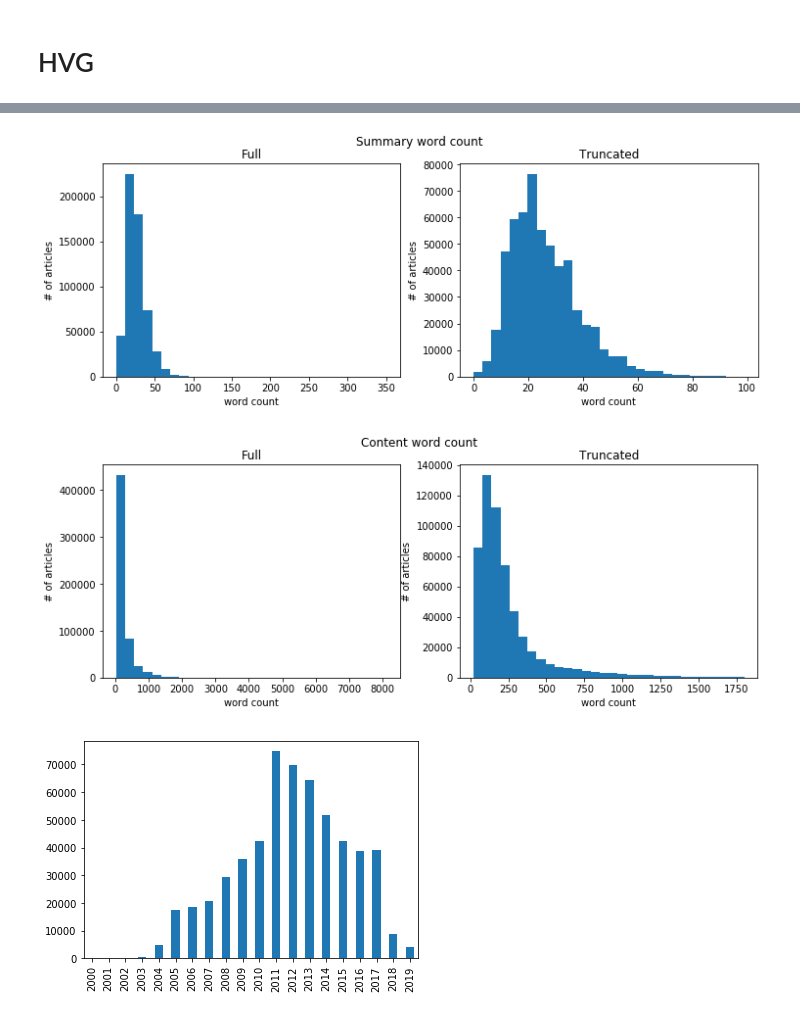
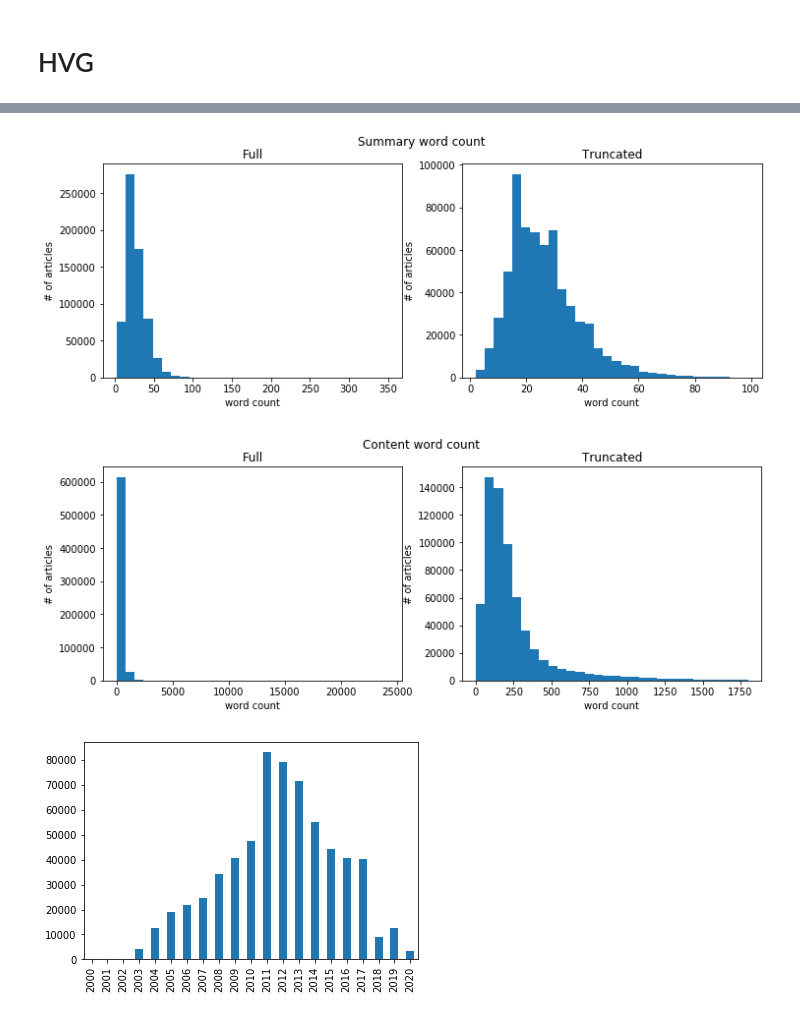
Before and after one commit to bana513/TextSummarization, a Jupyter notebook: visualization/basic_stats.ipynb, the cells around one changed output, grey strips where cells are left out. Cells and saved outputs as stored; diff of their text form; code cells hidden in the pictures.

```diff
--- a/visualization/basic_stats.ipynb
+++ b/visualization/basic_stats.ipynb
@@ -9,10 +12,10 @@ import matplotlib.pyplot as plt
 data_path = 'D:\\Data\\text_summarization\\'
 # %%
 def count_words(row):
-    return len(re.findall(r'\w+', row.summary)), len(re.findall(r'\w+', row.content))
+    return len(re.findall(r'\w+', row.description)), len(re.findall(r'\w+', row.content))
 # %% [markdown]
 # HVG
 # %%
-df_hvg = pd.read_csv(data_path + 'hvg.csv')
+df_hvg = pd.read_csv(data_path + 'hvg.csv', index_col=0)
 df_hvg.shape
 # %% [output]
@@ -36,6 +39,6 @@ df_word_counts = pd.DataFrame({'summary_word_count': summary_word_counts,
                                'content_word_count': content_word_counts})
 df_hvg = pd.concat([df_hvg, df_word_counts], axis=1)
 # %%
-df_hvg['summary_ratio'] = df_hvg['summary_len'] / df_hvg['content_len']
+df_hvg['summary_ratio'] = df_hvg.summary_word_count / df_hvg.content_word_count
 # %%
 plt.figure(figsize=(12,4))
@@ -104,7 +74,7 @@ plt.xlabel('word count')
 plt.ylabel('# of articles')
 plt.hist(df_hvg[df_hvg.summary_word_count < 100].summary_word_count, bins=30);
 # %% [output]
-[figure, old version]
+[figure, new version]
 # %%
 plt.figure(figsize=(12,4))
 plt.suptitle('Content word count')
@@ -121,10 +91,10 @@ plt.xlabel('word count')
 plt.ylabel('# of articles')
 plt.hist(df_hvg[df_hvg.content_word_count < 1800].content_word_count, bins=30);
 # %% [output]
-[figure, old version]
+[figure, new version]
 # %%
-df_hvg.datetime = pd.to_datetime(df_hvg.datetime, utc=True)
-years = df_hvg.datetime.dt.to_period('Y')
+df_hvg.published_time = pd.to_datetime(df_hvg.published_time, utc=True)
+years = df_hvg.published_time.dt.to_period('Y')
 years.value_counts().sort_index().plot(kind='bar');
 # %% [output]
-[figure, old version]
+[figure, new version]
```
Also changed, not shown: parts of 6 cells of this notebook, 2 other files.
